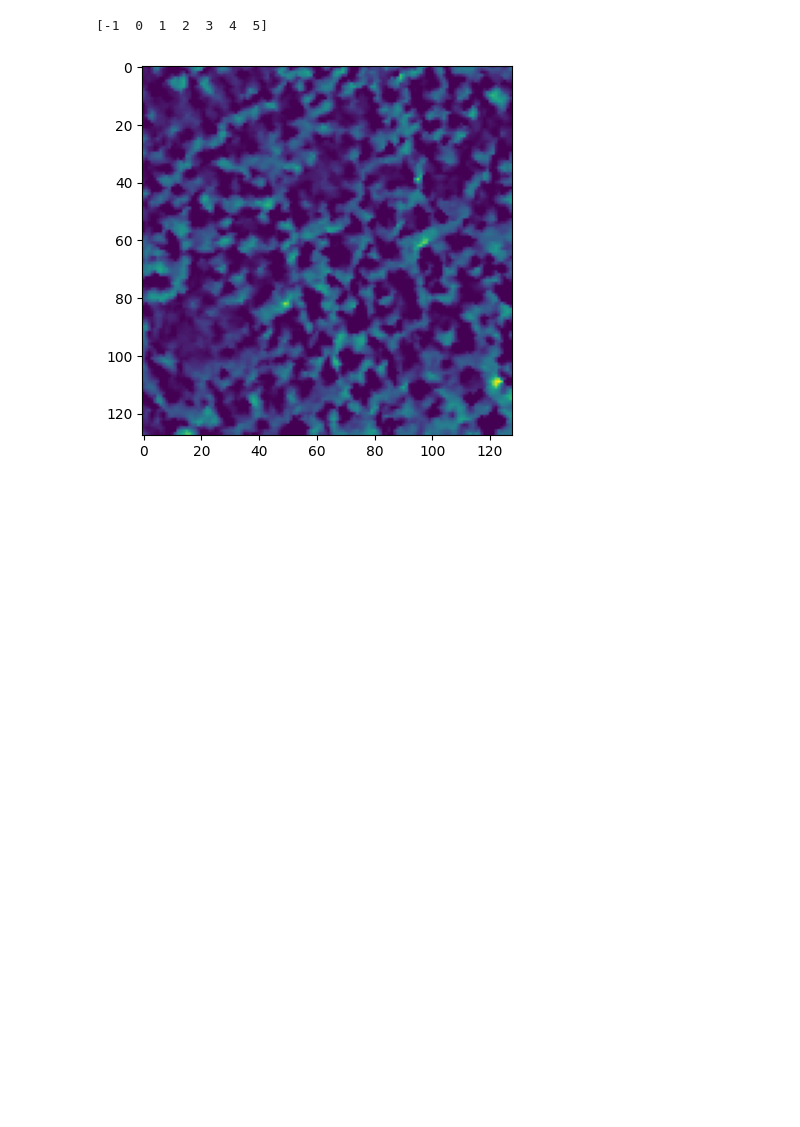
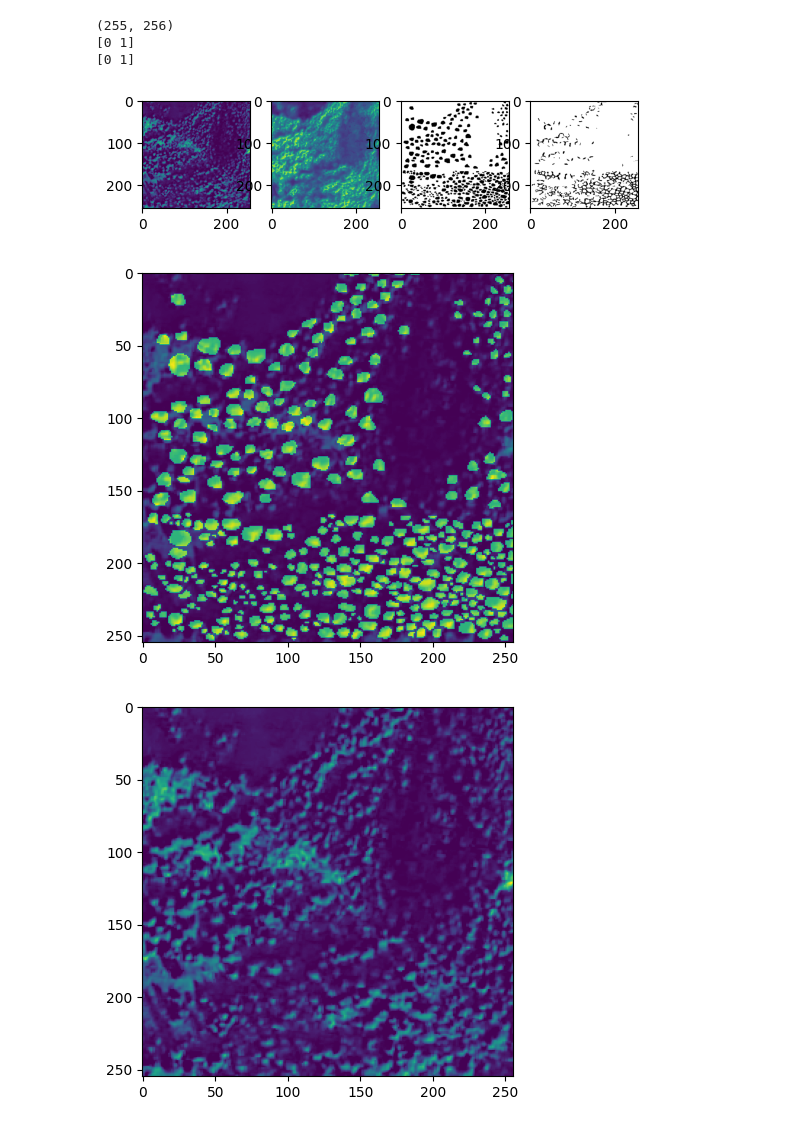
Before and after one commit to WinterCyan/TreeSeg, a Jupyter notebook: standalone/validate_dataset.ipynb, the cells around one changed output. Drawn from its saved outputs; the diff is of its cells as text; code cells hidden in the pictures; blank space fills up the shorter version.

```diff
--- a/standalone/validate_dataset.ipynb
+++ b/standalone/validate_dataset.ipynb
@@ -159,19 +18,0 @@ plt.show()
-# %%
-# dir = "/home/lenovo/treeseg-dataset/full_process/sample_128_nonorm/"
-# dir = "/home/lenovo/treeseg-dataset/full_process/sample_128_beforenorm/"
-dir = "/home/lenovo/treeseg-dataset/full_process/sample_128_afternorm/"
-a = 137
-r = 3
-c = 0
-name = f"pan-0-area{a}-r{r}c{c}.png"
-
-img = read_method('rasterio')(dir+name).read(1)
-
-int_img = img.astype(int)
-print(np.unique(int_img))
-
-plt.imshow(img)
-plt.show()
-# %% [output]
-[-1  0  1  2  3  4  5]
-[figure, removed]
@@ -177,0 +21,45 @@ plt.show()
+# %%
+# check interm png
+interm_png = 'interm_png'
+v = 1
+a = 150
+pattern = '{}-{}-area{}.png'
+pan = read_method('rasterio')(f"{data_dir}/{interm_png}/{pattern.format('pan',v,a)}").read(1)
+ndvi = read_method('rasterio')(f"{data_dir}/{interm_png}/{pattern.format('ndvi',v,a)}").read(1)
+anno = read_method('rasterio')(f"{data_dir}/{interm_png}/{pattern.format('annotation',v,a)}").read(1)
+boundary = read_method('rasterio')(f"{data_dir}/{interm_png}/{pattern.format('boundary',v,a)}").read(1)
+
+print(pan.shape)
+print(np.unique(anno))
+print(np.unique(boundary))
+
+fig = plt.figure()
+fig.add_subplot(1,4,1)
+plt.imshow(pan)
+fig.add_subplot(1,4,2)
+plt.imshow(ndvi)
+fig.add_subplot(1,4,3)
+plt.imshow(anno,cmap='binary')
+fig.add_subplot(1,4,4)
+plt.imshow(boundary,cmap='binary')
+plt.show()
+
+fig2 = plt.figure()
+max_v = np.max(pan)
+plt.imshow(pan+anno*max_v)
+plt.show()
+
+fig3 = plt.figure()
+plt.imshow(pan)
+plt.show()
+
+fig4 = plt.figure()
+plt.imshow(ndvi)
+plt.show()
+# %% [output]
+(255, 256)
+[0 1]
+[0 1]
+[figure, added]
+[figure, added]
+[figure, added]
```
Also changed, not shown: parts of 10 cells of this notebook, 16 other files.
